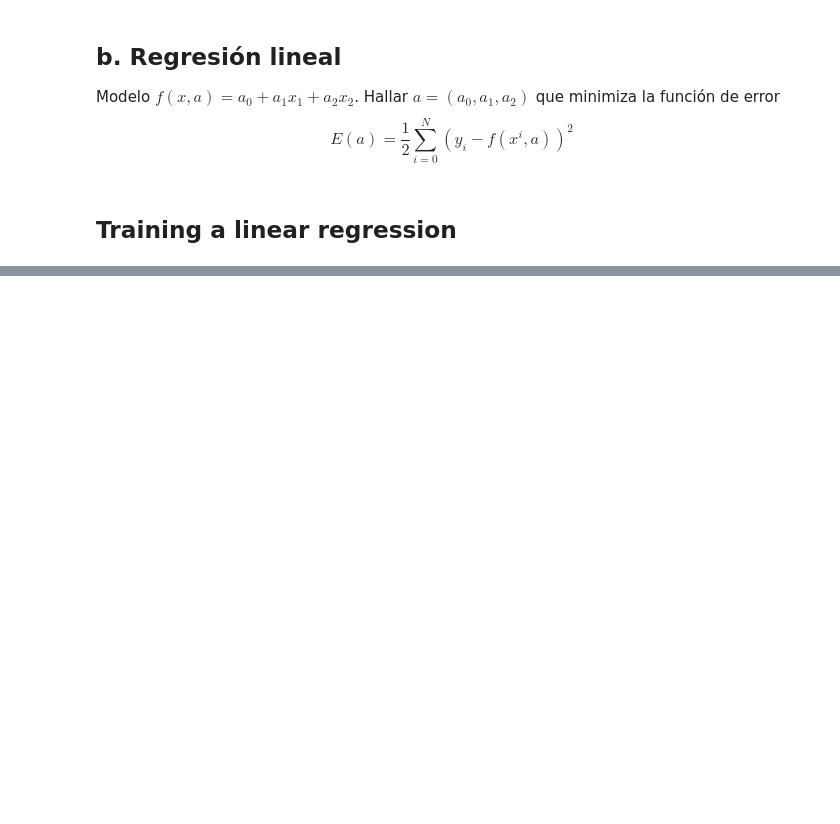
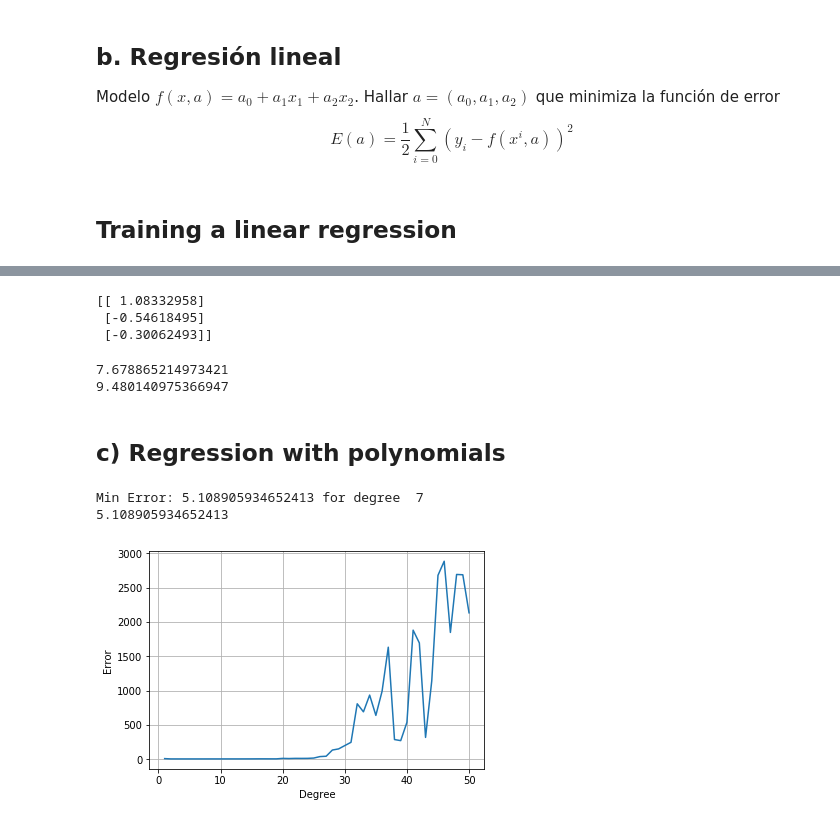
Before and after one commit to erickgrm/machine-learning, a Jupyter notebook: tareas/tarea3/problema2_t2.ipynb, the cells around one changed output, grey strips where cells are left out. Saved outputs shown, nothing was run; the diff lists cells and outputs as text; code cells hidden in the pictures; blank space fills up the shorter version.

```diff
--- a/tareas/tarea3/problema2_t2.ipynb
+++ b/tareas/tarea3/problema2_t2.ipynb
@@ -70,0 +44,51 @@ np.min(results)
+# %%
+# Import my implementation of polynomial multiple regression see polynomialReg.py for details
+from polynomialReg import *
+
+# Call implementation of multiple polynomial regression with polynomial of degree 1 for a linear fitting
+mlinear = polynomial_linreg(x_train.values,y_train.values,1)
+mlinear.fit()
+
+# Print coefficients of the fitted line
+print(mlinear.a)
+# %% [output]
+[[ 1.08332958]
+ [-0.54618495]
+ [-0.30062493]]
+# %%
+# Report the squares error for linear fitting on training set
+print(mlinear.sqerror(x_train.values,y_train.values))
+
+# Report the squares error for linear fitting on validation set
+print(mlinear.sqerror(x_val.values,y_val.values))
+# %% [output]
+7.678865214973421
+9.480140975366947
+# %% [markdown]
+## c) Regression with polynomials
+# %%
+# Find degree between 1 to 50 that ensures best polynomial fitting on validation data
+
+results = np.zeros(50)
+for d in range(0,50):
+    # Call implementation of multiple polynomial regression with polynomial of degree d
+    mpolynom = polynomial_linreg(x_train.values,y_train.values,d + 1)
+    mpolynom.fit()
+    results[d] = mpolynom.sqerror(x_val.values,y_val.values)
+# %%
+# Minimum error and degree in 1,..., 50 that ensures it
+print("Min Error:", np.min(results), "for degree ", np.argmin(results) + 1)
+
+print(results[6])
+#xs = [d for d in range(1,51)]
+
+plt.plot(np.arange(1,51), results)
+plt.grid(True)
+plt.ylabel("Error")
+plt.xlabel("Degree")
+fig.tight_layout()
+plt.show()
+# %% [output]
+Min Error: 5.108905934652413 for degree  7
+5.108905934652413
+[figure, added]
```
Also changed, not shown: parts of 8 cells of this notebook, 1 other file.
